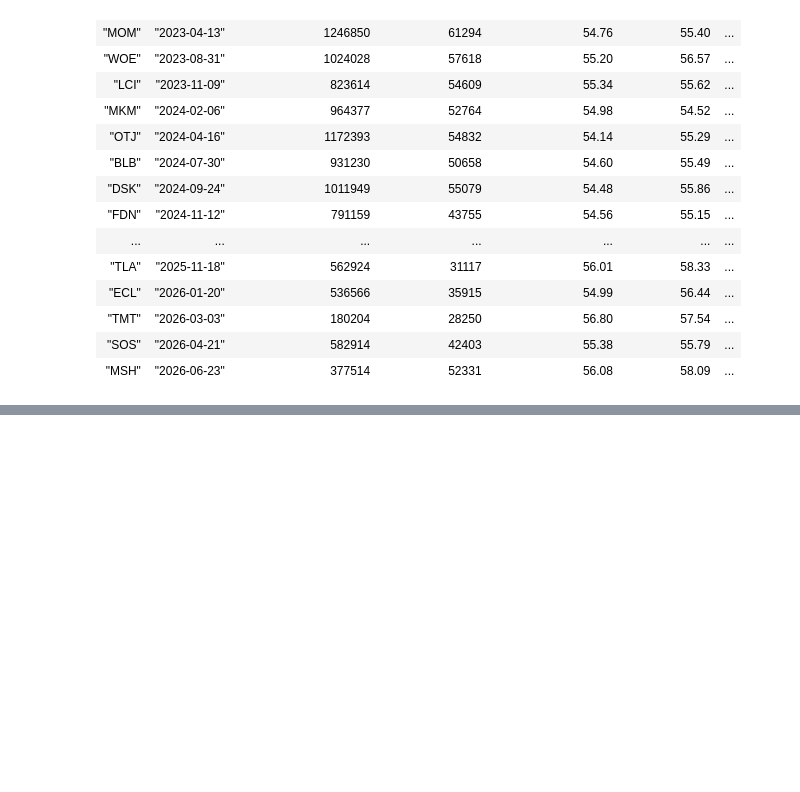
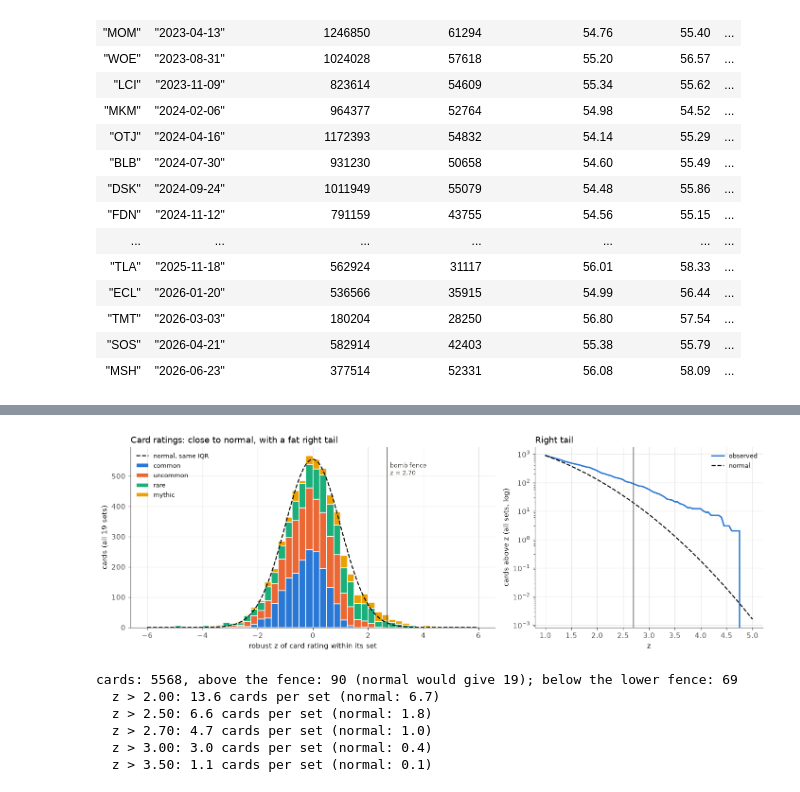
Before and after one commit to zscore/mtg-open-lane, a Jupyter notebook: notebooks/bombs.ipynb, the cells around one changed output, grey strips where cells are left out. Saved outputs shown, nothing was run; the diff lists cells and outputs as text; code cells hidden in the pictures; blank space fills up the shorter version.

```diff
--- a/notebooks/bombs.ipynb
+++ b/notebooks/bombs.ipynb
@@ -384,0 +369,49 @@ s5.sort("draft top5", descending=True)
+# %%
+FENCE_Z = 0.6745 + 1.5 * 1.349   # Q3 + 1.5 IQR, in units of IQR / 1.349
+from scipy.stats import norm
+
+r = (cards.filter(pl.col("event") == "PremierDraft")
+     .with_columns(pl.col("norm_eb").median().over("set").alias("med"),
+                   ((pl.col("norm_eb").quantile(0.75) - pl.col("norm_eb").quantile(0.25)) / 1.349).over("set").alias("sig"))
+     .with_columns(((pl.col("norm_eb") - pl.col("med")) / pl.col("sig")).alias("z"))
+     .with_columns((pl.col("z") > FENCE_Z).alias("bomb")))
+z = r["z"].to_numpy()
+
+RARITIES = ["common", "uncommon", "rare", "mythic"]
+R_COLOR = dict(zip(RARITIES, [BLUE, ORANGE, AQUA, YELLOW]))
+bins = np.arange(-6, 6.01, 0.25)
+fig, axes = plt.subplots(1, 2, figsize=(13, 4.4), gridspec_kw={"width_ratios": [1.6, 1]})
+ax = axes[0]
+bottom = np.zeros(len(bins) - 1)
+for k in RARITIES:
+    h, _ = np.histogram(z[r["rarity"].to_numpy() == k], bins)
+    ax.bar(bins[:-1], h, width=0.25, align="edge", bottom=bottom, color=R_COLOR[k], edgecolor=SURFACE, lw=1, label=k)
+    bottom += h
+xs = np.linspace(-6, 6, 400)
+ax.plot(xs, norm.pdf(xs) * len(z) * 0.25, color=INK, lw=1.5, ls="--", label="normal, same IQR")
+ax.axvline(FENCE_Z, color=MUTED, lw=1)
+ax.text(FENCE_Z + 0.1, ax.get_ylim()[1] * 0.92, "bomb fence\nz = 2.70", fontsize=8.5, color=MUTED, va="top")
+ax.set_xlabel("robust z of card rating within its set"); ax.set_ylabel("cards (all 19 sets)")
+ax.set_title("Card ratings: close to normal, with a fat right tail", loc="left"); ax.legend(fontsize=8.5)
+
+ax = axes[1]   # the right tail on a log scale: observed cards above z vs a normal
+zz = np.linspace(1, 5, 81)
+ax.semilogy(zz, [(z > t).sum() for t in zz], color=BLUE, label="observed")
+ax.semilogy(zz, norm.sf(zz) * len(z), color=INK, ls="--", lw=1.5, label="normal")
+ax.axvline(FENCE_Z, color=MUTED, lw=1)
+ax.set_xlabel("z"); ax.set_ylabel("cards above z (all sets, log)")
+ax.set_title("Right tail", loc="left"); ax.legend(fontsize=8.5)
+plt.tight_layout(); plt.show()
+
+print(f"cards: {len(z)}, above the fence: {(z > FENCE_Z).sum()} (normal would give {norm.sf(FENCE_Z) * len(z):.0f}); "
+      f"below the lower fence: {(z < -FENCE_Z).sum()}")
+for t in [2.0, 2.5, FENCE_Z, 3.0, 3.5]:
+    print(f"  z > {t:.2f}: {(z > t).sum() / len(SETS):.1f} cards per set (normal: {norm.sf(t) * len(z) / len(SETS):.1f})")
+# %% [output]
+[figure, added]
+cards: 5568, above the fence: 90 (normal would give 19); below the lower fence: 69
+  z > 2.00: 13.6 cards per set (normal: 6.7)
+  z > 2.50: 6.6 cards per set (normal: 1.8)
+  z > 2.70: 4.7 cards per set (normal: 1.0)
+  z > 3.00: 3.0 cards per set (normal: 0.4)
+  z > 3.50: 1.1 cards per set (normal: 0.1)
```
Also changed, not shown: parts of 31 cells of this notebook, 55 other files.
